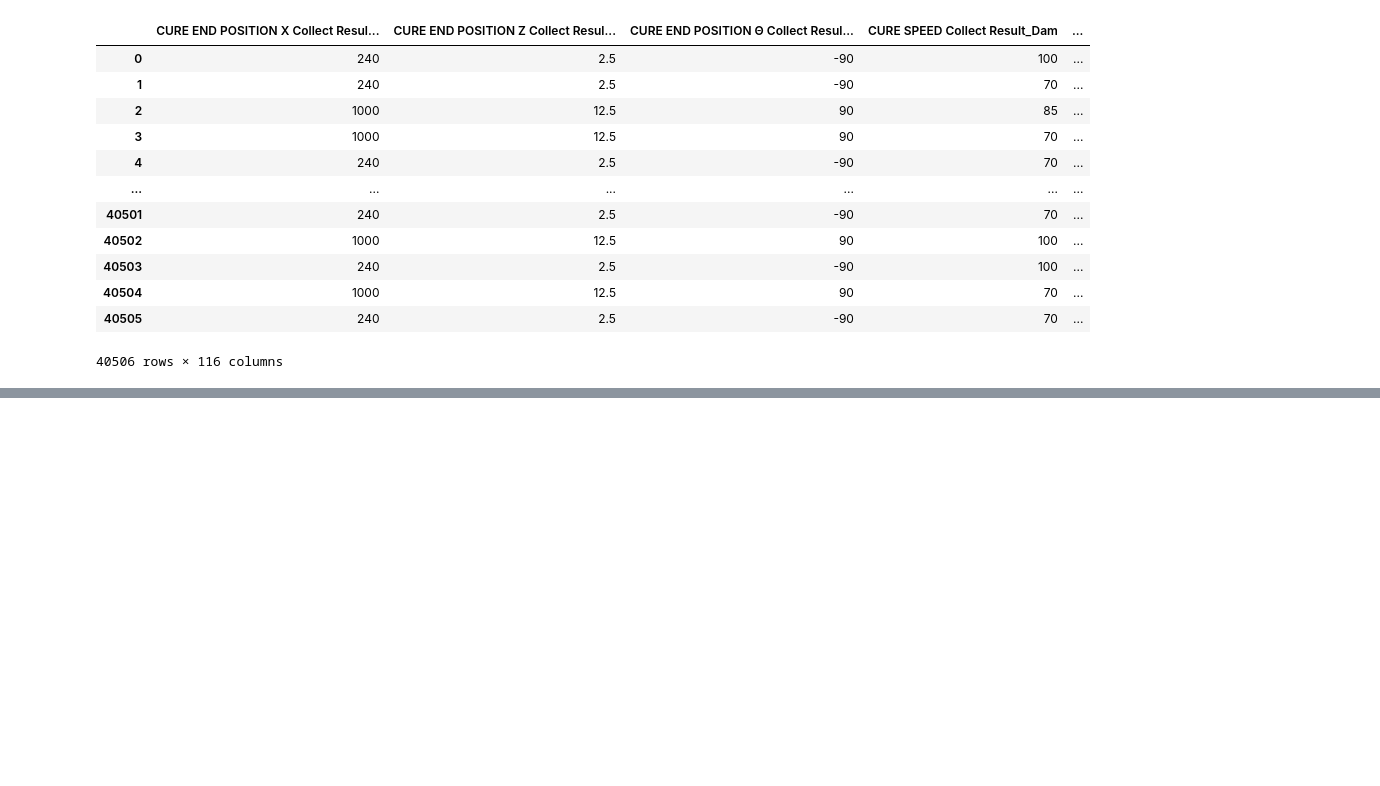
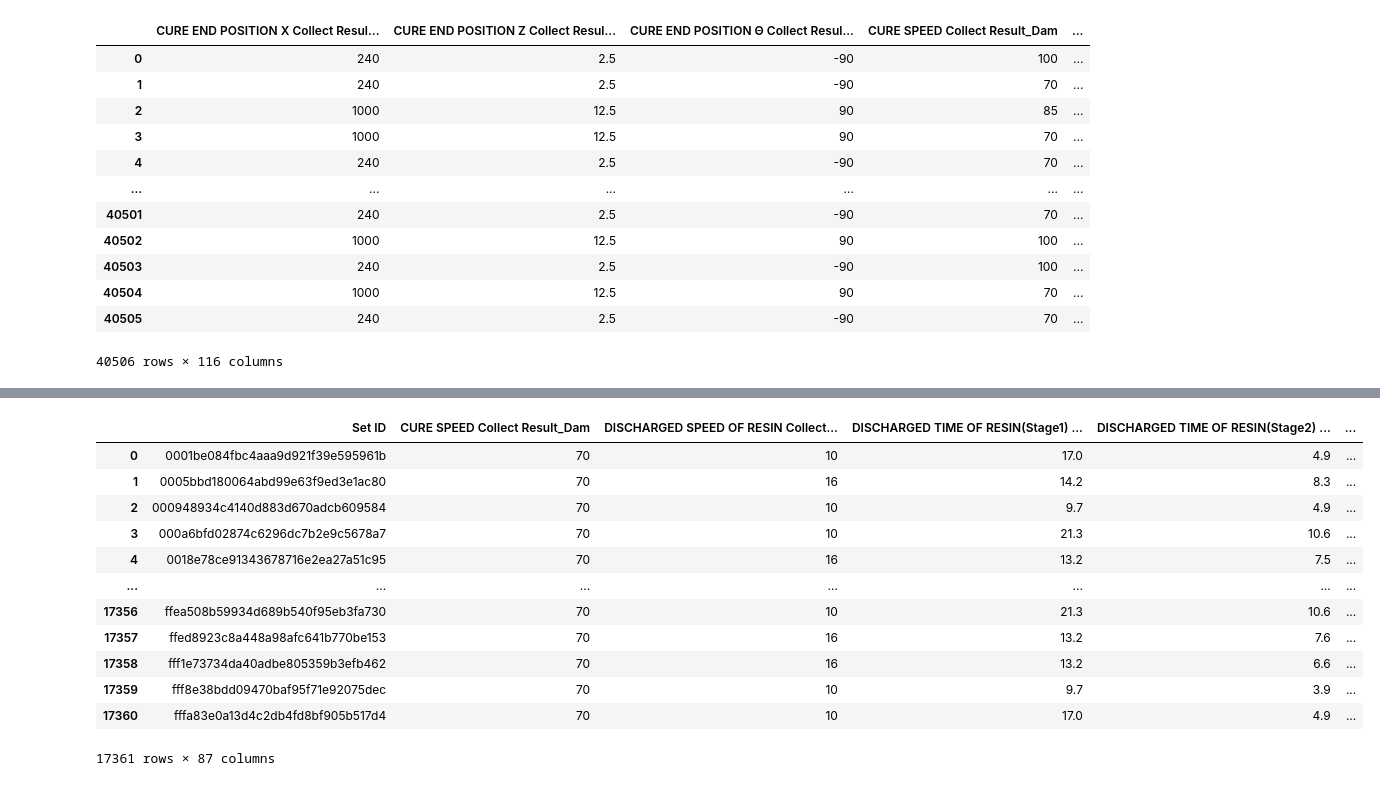
Before and after one commit to dyk9916/Lg_aimers5, a Jupyter notebook: code_log/dongyoung_code/modeling/0812.ipynb, the cells around one changed output, grey strips where cells are left out. Drawn from its saved outputs; the diff is of its cells as text; code cells hidden in the pictures; blank space fills up the shorter version.

```diff
--- a/code_log/dongyoung_code/modeling/0812.ipynb
+++ b/code_log/dongyoung_code/modeling/0812.ipynb
@@ -453,0 +474,39 @@ test_data.drop(columns=columns_to_drop, inplace=True)
+# %%
+# tact time 차이를 저장한 두 개의 컬럼 생성
+train_data['tact_time_Dam_Fill1'] = train_data['Machine Tact time Collect Result_Dam'] + train_data['Machine Tact time Collect Result_Fill1']
+train_data['tact_time_Fill1_Fill2'] = train_data['Machine Tact time Collect Result_Fill1'] + train_data['Machine Tact time Collect Result_Fill2']
+
+# tact time 차이를 저장한 두 개의 컬럼 생성
+test_data['tact_time_Dam_Fill1'] = test_data['Machine Tact time Collect Result_Dam'] + test_data['Machine Tact time Collect Result_Fill1']
+test_data['tact_time_Fill1_Fill2'] = test_data['Machine Tact time Collect Result_Fill1'] + test_data['Machine Tact time Collect Result_Fill2']
+# %%
+train_data['tact_time_full'] = train_data['tact_time_Dam_Fill1'] + train_data['tact_time_Fill1_Fill2']
+test_data['tact_time_full'] = test_data['tact_time_Dam_Fill1'] + test_data['tact_time_Fill1_Fill2']
+# %%
+# tact_time_full 범주화
+bins = list(range(76, 410, 10))  # 70에서 350까지 10 단위로 구간 생성
+labels = [f'{bins[i]}-{bins[i + 1]}' for i in range(len(bins) - 1)]  # 범주 레이블 생성
+train_data['tact_time_category'] = pd.cut(train_data['tact_time_full'], bins=bins, labels=labels, right=False)
+# %%
+columns_to_drop = ['Machine Tact time Collect Result_Dam', 'Machine Tact time Collect Result_Fill1', 'Machine Tact time Collect Result_Fill2',
+                   'tact_time_Dam_Fill1', 'tact_time_Fill1_Fill2', 'tact_time_full']
+
+train_data = train_data.drop(columns=columns_to_drop, inplace=False)
+test_data = test_data.drop(columns=columns_to_drop, inplace=False)
+# %%
+train_data
+test_data
+# %% [output]
+|  | Set ID | CURE SPEED Collect Result_Dam | DISCHARGED SPEED OF RESIN Collect... | DISCHARGED TIME OF RESIN(Stage1) ... | DISCHARGED TIME OF RESIN(Stage2) ... | ... |
+| 0 | 0001be084fbc4aaa9d921f39e595961b | 70 | 10 | 17.0 | 4.9 | ... |
+| 1 | 0005bbd180064abd99e63f9ed3e1ac80 | 70 | 16 | 14.2 | 8.3 | ... |
+| 2 | 000948934c4140d883d670adcb609584 | 70 | 10 | 9.7 | 4.9 | ... |
+| 3 | 000a6bfd02874c6296dc7b2e9c5678a7 | 70 | 10 | 21.3 | 10.6 | ... |
+| 4 | 0018e78ce91343678716e2ea27a51c95 | 70 | 16 | 13.2 | 7.5 | ... |
+| ... | ... | ... | ... | ... | ... | ... |
+| 17356 | ffea508b59934d689b540f95eb3fa730 | 70 | 10 | 21.3 | 10.6 | ... |
+| 17357 | ffed8923c8a448a98afc641b770be153 | 70 | 16 | 13.2 | 7.6 | ... |
+| 17358 | fff1e73734da40adbe805359b3efb462 | 70 | 16 | 13.2 | 6.6 | ... |
+| 17359 | fff8e38bdd09470baf95f71e92075dec | 70 | 10 | 9.7 | 3.9 | ... |
+| 17360 | fffa83e0a13d4c2db4fd8bf905b517d4 | 70 | 10 | 17.0 | 4.9 | ... |
+17361 rows × 87 columns
```
Also changed, not shown: parts of 5 cells of this notebook.
